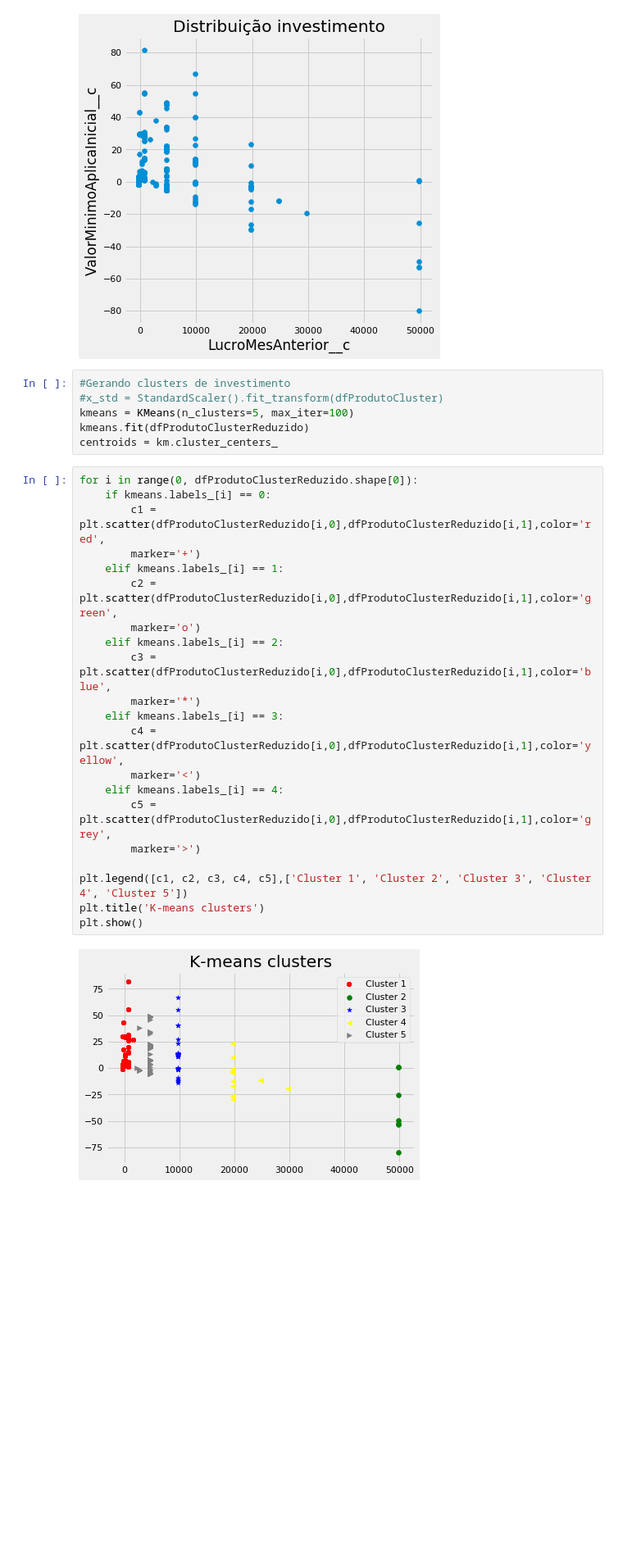
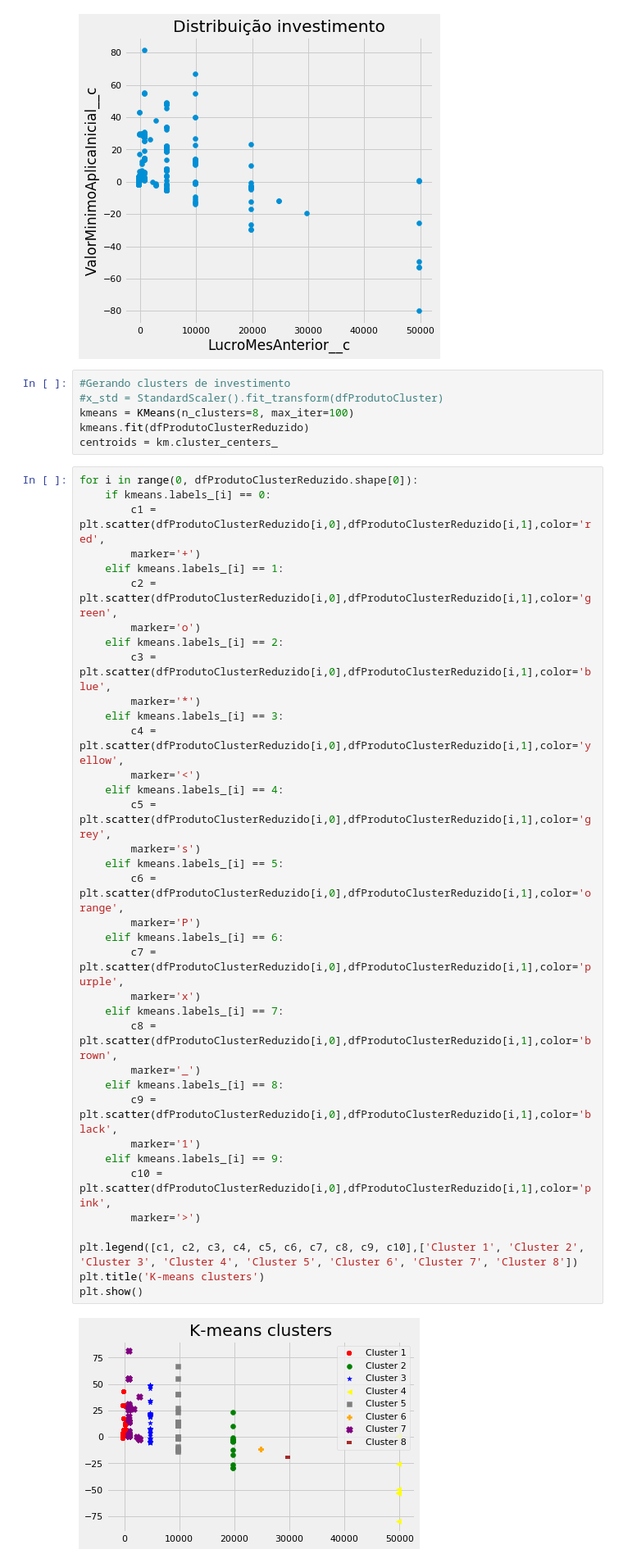
Before and after one commit to wellington-santana/pi-investimentos, a Jupyter notebook: eda_hackathon_trilha_usuario.ipynb, the cells around one changed output. Shown at 82% size. Saved outputs shown, nothing was run; the diff lists cells and outputs as text; blank space fills up the shorter version.

```diff
--- a/eda_hackathon_trilha_usuario.ipynb
+++ b/eda_hackathon_trilha_usuario.ipynb
@@ -461,32 +468,47 @@ Text(0.5, 1.0, 'Distribuição investimento')
 # %%
 #Gerando clusters de investimento
 #x_std = StandardScaler().fit_transform(dfProdutoCluster)
-kmeans = KMeans(n_clusters=5, max_iter=100)
+kmeans = KMeans(n_clusters=8, max_iter=100)
 kmeans.fit(dfProdutoClusterReduzido)
 centroids = km.cluster_centers_
 # %%
 for i in range(0, dfProdutoClusterReduzido.shape[0]):
     if kmeans.labels_[i] == 0:
         c1 = plt.scatter(dfProdutoClusterReduzido[i,0],dfProdutoClusterReduzido[i,1],color='red',
         marker='+')
     elif kmeans.labels_[i] == 1:
         c2 = plt.scatter(dfProdutoClusterReduzido[i,0],dfProdutoClusterReduzido[i,1],color='green',
         marker='o')
     elif kmeans.labels_[i] == 2:
         c3 = plt.scatter(dfProdutoClusterReduzido[i,0],dfProdutoClusterReduzido[i,1],color='blue',
         marker='*')
     elif kmeans.labels_[i] == 3:
         c4 = plt.scatter(dfProdutoClusterReduzido[i,0],dfProdutoClusterReduzido[i,1],color='yellow',
         marker='<')
     elif kmeans.labels_[i] == 4:
         c5 = plt.scatter(dfProdutoClusterReduzido[i,0],dfProdutoClusterReduzido[i,1],color='grey',
+        marker='s')
+    elif kmeans.labels_[i] == 5:
+        c6 = plt.scatter(dfProdutoClusterReduzido[i,0],dfProdutoClusterReduzido[i,1],color='orange',
+        marker='P')
+    elif kmeans.labels_[i] == 6:
+        c7 = plt.scatter(dfProdutoClusterReduzido[i,0],dfProdutoClusterReduzido[i,1],color='purple',
+        marker='x')
+    elif kmeans.labels_[i] == 7:
+        c8 = plt.scatter(dfProdutoClusterReduzido[i,0],dfProdutoClusterReduzido[i,1],color='brown',
+        marker='_')
+    elif kmeans.labels_[i] == 8:
+        c9 = plt.scatter(dfProdutoClusterReduzido[i,0],dfProdutoClusterReduzido[i,1],color='black',
+        marker='1')
+    elif kmeans.labels_[i] == 9:
+        c10 = plt.scatter(dfProdutoClusterReduzido[i,0],dfProdutoClusterReduzido[i,1],color='pink',
         marker='>')
 
-plt.legend([c1, c2, c3, c4, c5],['Cluster 1', 'Cluster 2', 'Cluster 3', 'Cluster 4', 'Cluster 5'])
+plt.legend([c1, c2, c3, c4, c5, c6, c7, c8, c9, c10],['Cluster 1', 'Cluster 2', 'Cluster 3', 'Cluster 4', 'Cluster 5', 'Cluster 6', 'Cluster 7', 'Cluster 8'])
 plt.title('K-means clusters')
 plt.show()
 # %% [output]
-[figure, old version]
+[figure, new version]
 # %% [markdown]
 ## Modelo classificador -> Codinome: Xuxa Recomendation
 
```
Also changed, not shown: parts of 9 cells of this notebook.
